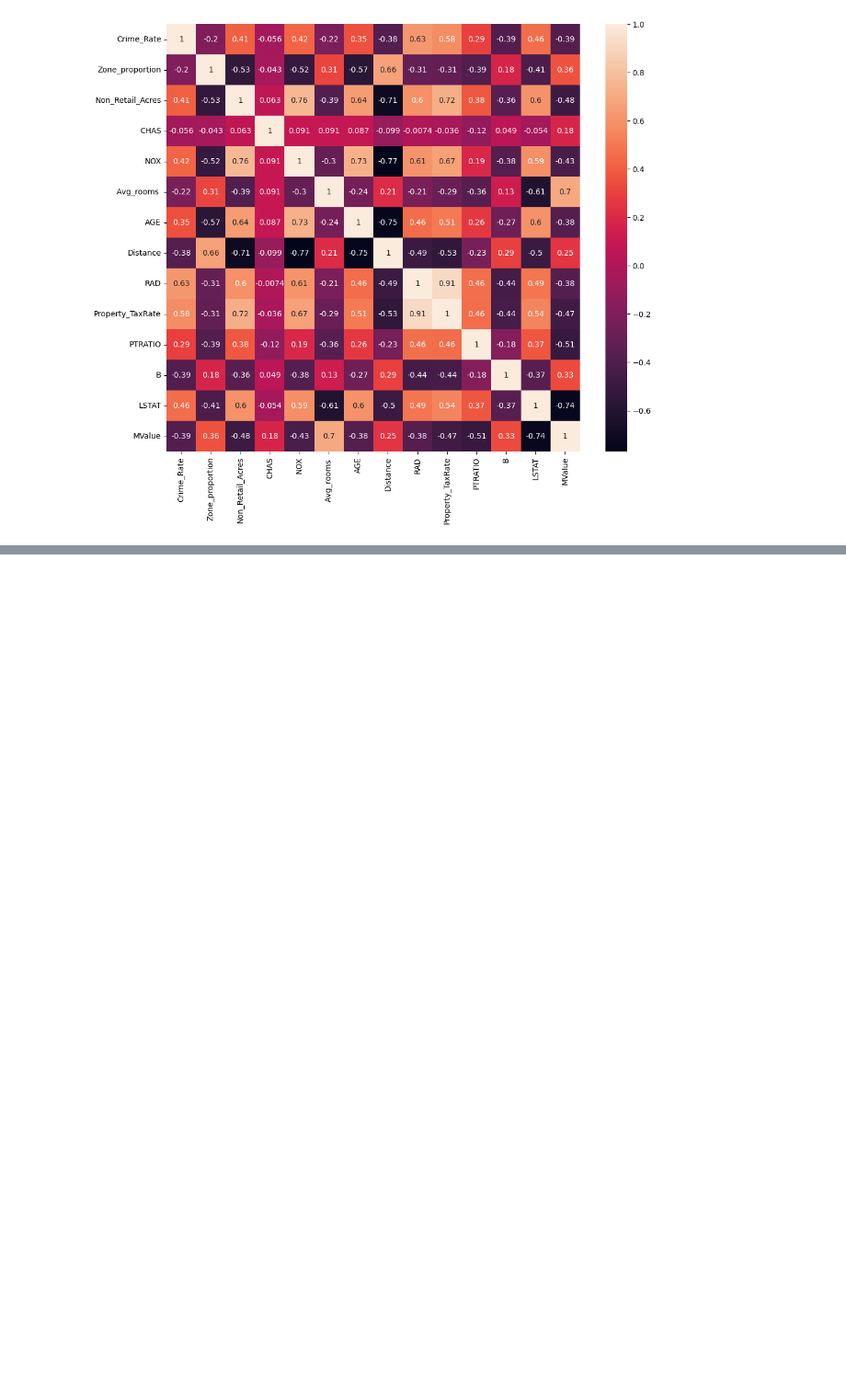
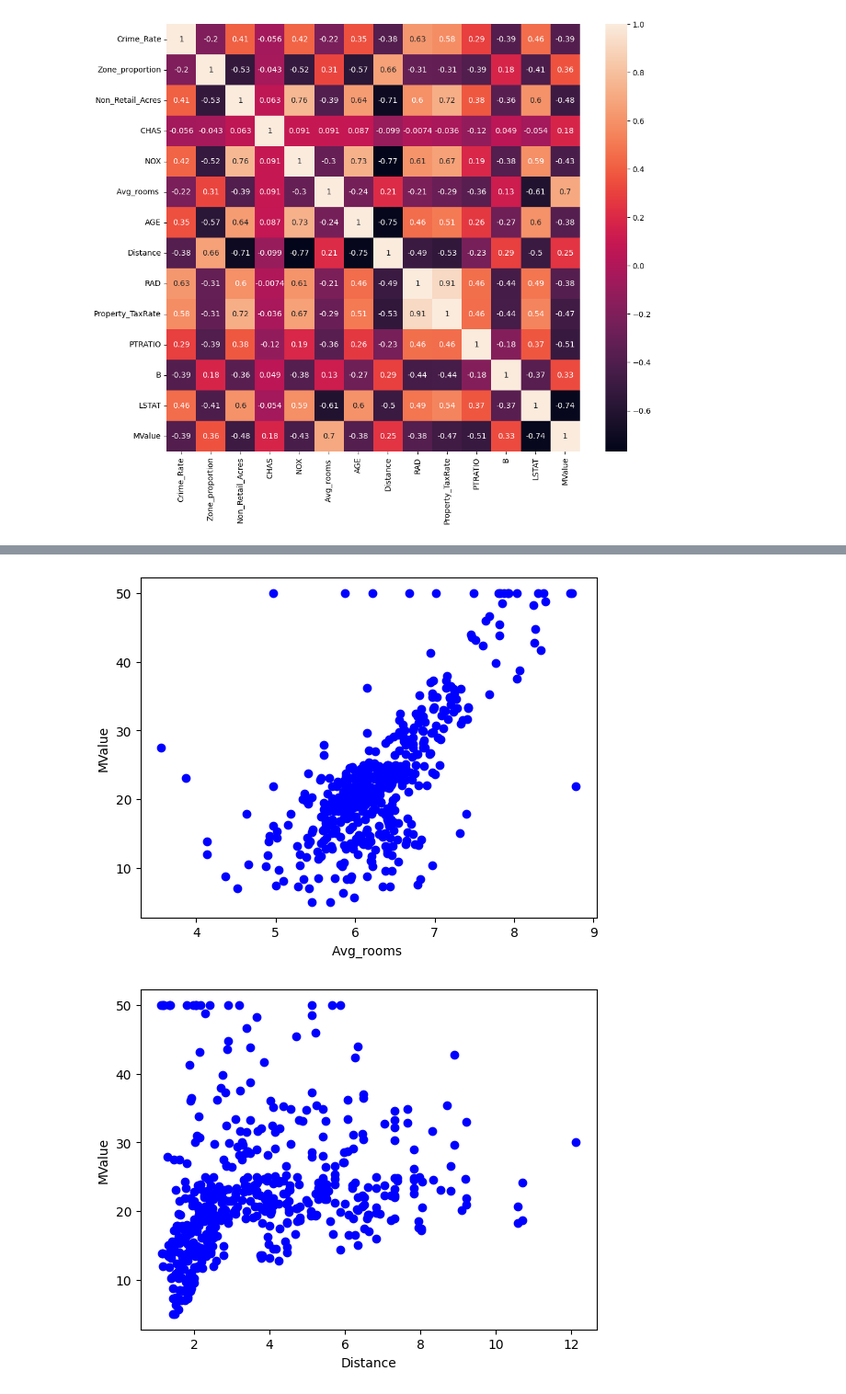
Before and after one commit to SanjayS2348553/TRIMESTER-2, a Jupyter notebook: 2348553_Lab2.ipynb, the cells around one changed output, grey strips where cells are left out. Shown at 92% size. Drawn from its saved outputs; the diff is of its cells as text; code cells hidden in the pictures; blank space fills up the shorter version.

```diff
--- a/2348553_Lab2.ipynb
+++ b/2348553_Lab2.ipynb
@@ -99,0 +109,5 @@ sns.heatmap(df.corr(), annot =True)
+# %%
+features=['Avg_rooms ','Distance','Property_TaxRate','Non_Retail_Acres']
+x=df[features]
+# %%
+y=df[['MValue']]
@@ -99,0 +139,11 @@ sns.heatmap(df.corr(), annot =True)
+# %%
+import matplotlib.pyplot as plt
+color=['red','blue','grey','purple']
+for i in x.columns:
+    plt.scatter(x[i],y,color='blue')
+    plt.xlabel(i)
+    plt.ylabel('MValue')
+    plt.show()
+# %% [output]
+[figure, added]
+[figure, added]
```
Also changed, not shown: parts of 11 cells of this notebook.
